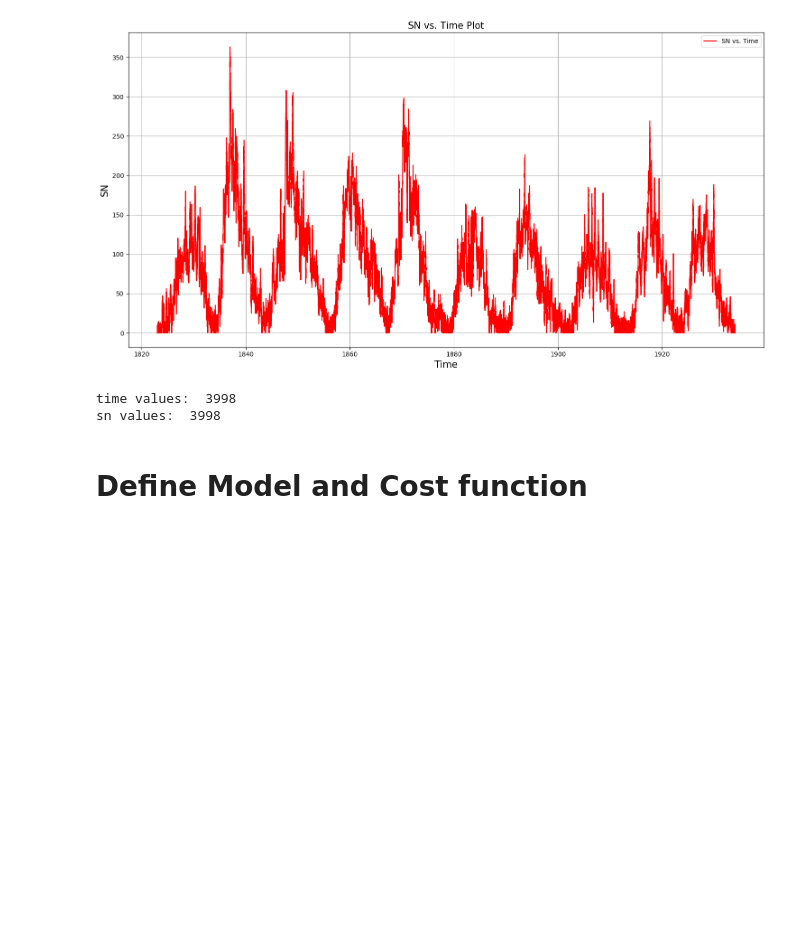
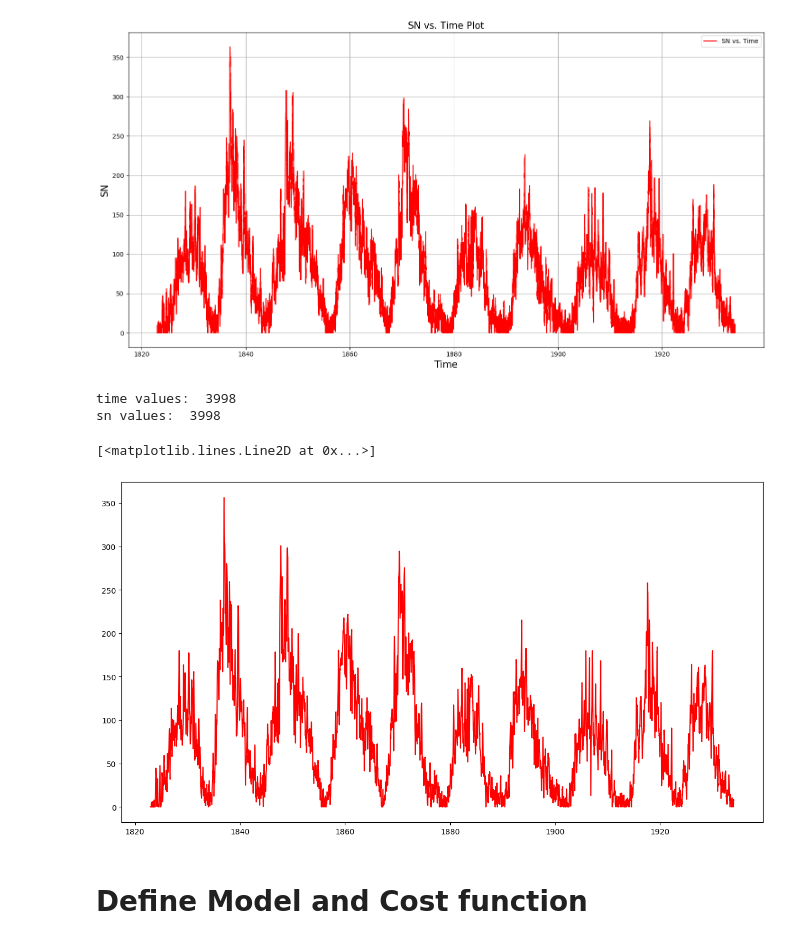
Before and after one commit to aeblik/ohpc, a Jupyter notebook: SolarCycle.ipynb, the cells around one changed output. Cells and saved outputs as stored; diff of their text form; code cells hidden in the pictures; blank space fills up the shorter version.

```diff
--- a/SolarCycle.ipynb
+++ b/SolarCycle.ipynb
@@ -50,6 +50,13 @@ print('sn values: ', downsampled_sn.size)
 # %% [output]
 time values:  3998
 sn values:  3998
+# %%
+# Plot downsampled data
+plt.figure(figsize=(15, 8))
+plt.plot(downsampled_time, downsampled_sn, linestyle='-', color='r', label='SN vs. Time')
+# %% [output]
+[<matplotlib.lines.Line2D at 0x...>]
+[figure, added]
 # %% [markdown]
 # Define Model and Cost function
 # %%
```
Also changed, not shown: 1 other file.
